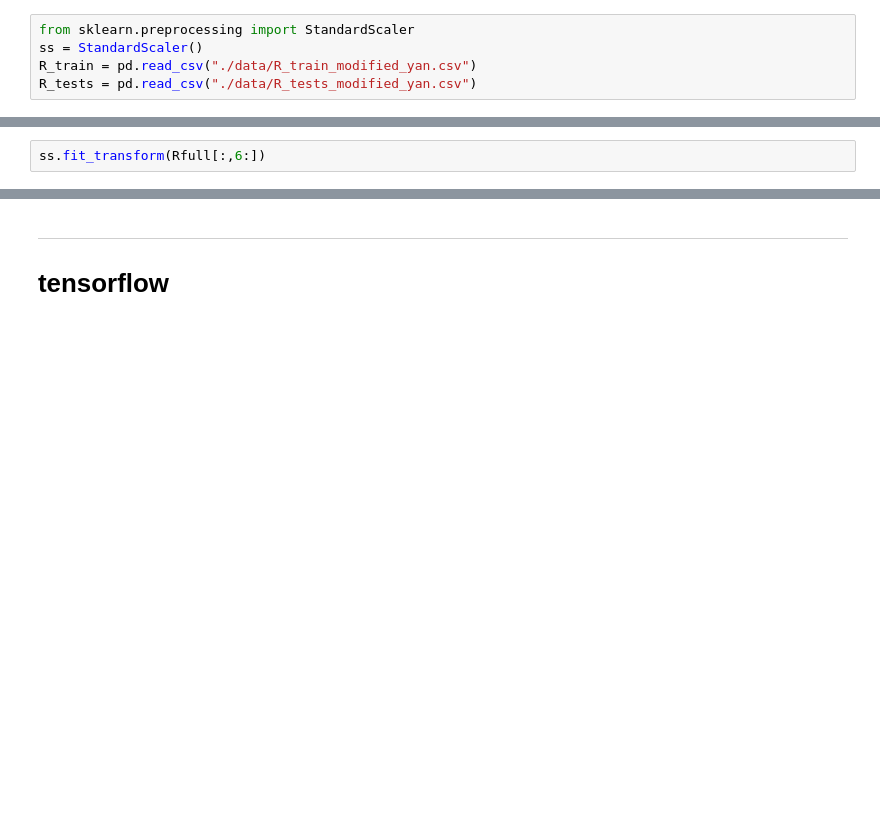
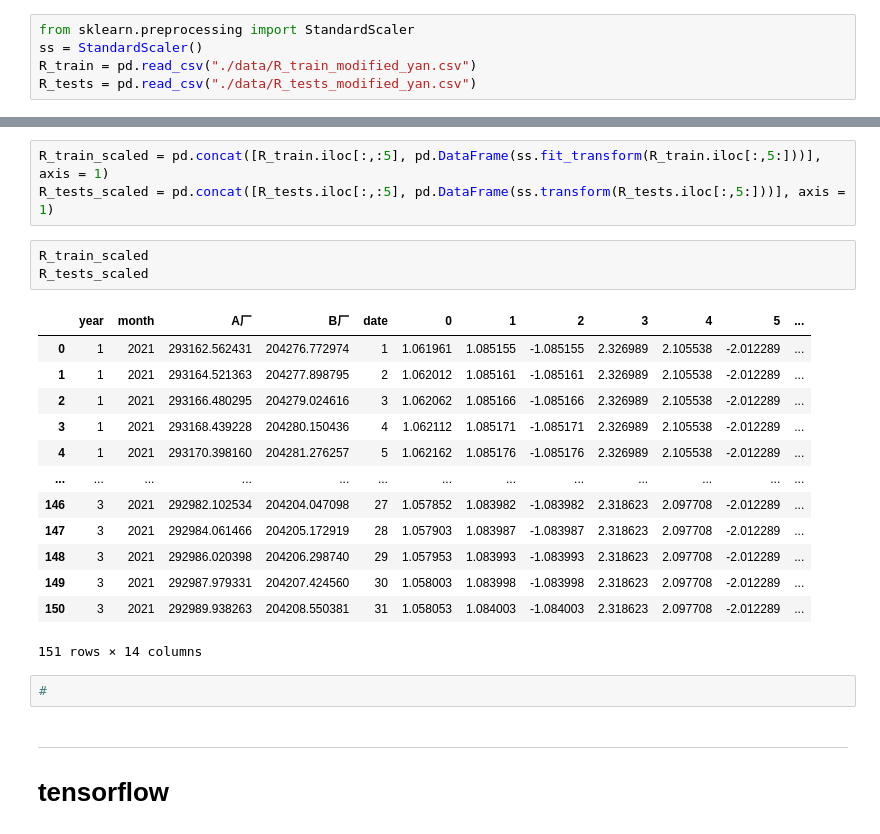
Before and after one commit to fyenne/pythonAAE, a Jupyter notebook: open_data_com/water.ipynb, the cells around one changed output, grey strips where cells are left out. Drawn from its saved outputs; the diff is of its cells as text; blank space fills up the shorter version.

```diff
--- a/open_data_com/water.ipynb
+++ b/open_data_com/water.ipynb
@@ -128,2 +121,0 @@ Rfull = pd.concat([R_train, R_tests], axis=0)
-# %%
-ss.fit_transform(Rfull[:,6:])
@@ -132,3 +122,25 @@ SyntaxError: invalid syntax (<ipython-input-14-f75ead9ffa41>, line 1)
+# %%
+R_train_scaled = pd.concat([R_train.iloc[:,:5], pd.DataFrame(ss.fit_transform(R_train.iloc[:,5:]))], axis = 1)
+R_tests_scaled = pd.concat([R_tests.iloc[:,:5], pd.DataFrame(ss.transform(R_tests.iloc[:,5:]))], axis = 1)
+# %%
+R_train_scaled
+R_tests_scaled
+# %% [output]
+|  | year | month | A厂 | B厂 | date | 0 | 1 | 2 | 3 | 4 | 5 | ... |
+| 0 | 1 | 2021 | 293162.562431 | 204276.772974 | 1 | 1.061961 | 1.085155 | -1.085155 | 2.326989 | 2.105538 | -2.012289 | ... |
+| 1 | 1 | 2021 | 293164.521363 | 204277.898795 | 2 | 1.062012 | 1.085161 | -1.085161 | 2.326989 | 2.105538 | -2.012289 | ... |
+| 2 | 1 | 2021 | 293166.480295 | 204279.024616 | 3 | 1.062062 | 1.085166 | -1.085166 | 2.326989 | 2.105538 | -2.012289 | ... |
+| 3 | 1 | 2021 | 293168.439228 | 204280.150436 | 4 | 1.062112 | 1.085171 | -1.085171 | 2.326989 | 2.105538 | -2.012289 | ... |
+| 4 | 1 | 2021 | 293170.398160 | 204281.276257 | 5 | 1.062162 | 1.085176 | -1.085176 | 2.326989 | 2.105538 | -2.012289 | ... |
+| ... | ... | ... | ... | ... | ... | ... | ... | ... | ... | ... | ... | ... |
+| 146 | 3 | 2021 | 292982.102534 | 204204.047098 | 27 | 1.057852 | 1.083982 | -1.083982 | 2.318623 | 2.097708 | -2.012289 | ... |
+| 147 | 3 | 2021 | 292984.061466 | 204205.172919 | 28 | 1.057903 | 1.083987 | -1.083987 | 2.318623 | 2.097708 | -2.012289 | ... |
+| 148 | 3 | 2021 | 292986.020398 | 204206.298740 | 29 | 1.057953 | 1.083993 | -1.083993 | 2.318623 | 2.097708 | -2.012289 | ... |
+| 149 | 3 | 2021 | 292987.979331 | 204207.424560 | 30 | 1.058003 | 1.083998 | -1.083998 | 2.318623 | 2.097708 | -2.012289 | ... |
+| 150 | 3 | 2021 | 292989.938263 | 204208.550381 | 31 | 1.058053 | 1.084003 | -1.084003 | 2.318623 | 2.097708 | -2.012289 | ... |
+151 rows × 14 columns
+# %%
+#
 # %% [markdown]
 ---
 
```
Also changed, not shown: parts of 7 cells of this notebook, 1 other file.
